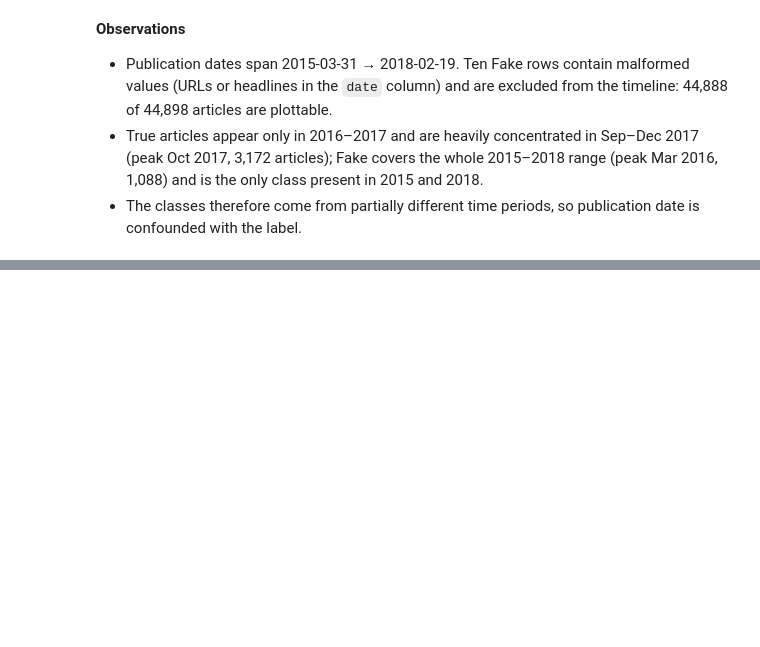
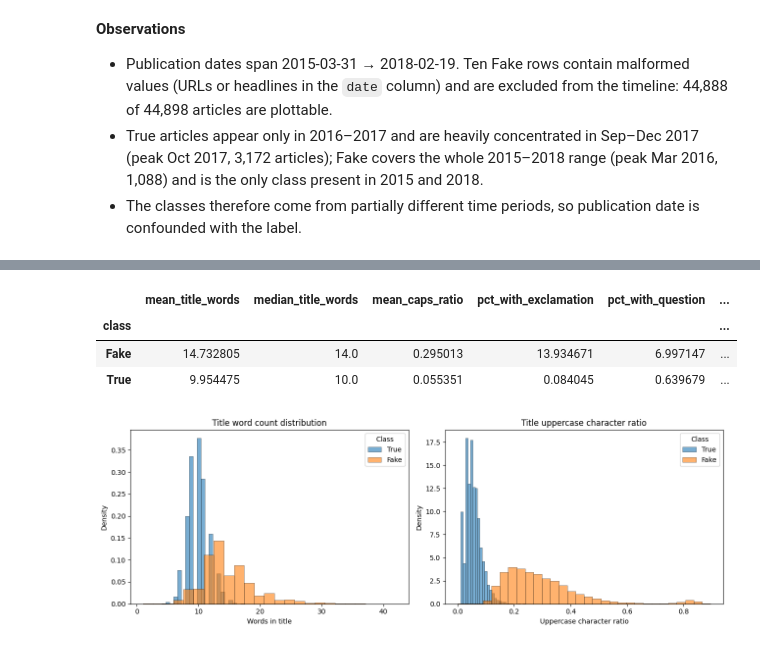
Before and after one commit to Saurabh-Mudgal-Dev/Cernovalis, a Jupyter notebook: backend/ml/notebooks/01_eda.ipynb, the cells around one changed output, grey strips where cells are left out. Drawn from its saved outputs; the diff is of its cells as text; code cells hidden in the pictures; blank space fills up the shorter version.

```diff
--- a/backend/ml/notebooks/01_eda.ipynb
+++ b/backend/ml/notebooks/01_eda.ipynb
@@ -141,0 +220,46 @@ plt.tight_layout()
+# %%
+# Stylometric title features
+df['title_char_count'] = df['title'].fillna('').str.len()
+df['title_caps_ratio'] = df['title'].fillna('').apply(lambda t: sum(1 for c in t if c.isupper()) / max(len(t), 1))
+df['title_excl_count'] = df['title'].fillna('').str.count('!')
+df['title_quest_count'] = df['title'].fillna('').str.count(r'\?')
+df['title_has_allcaps_word'] = df['title'].fillna('').apply(lambda t: any(w.isupper() and len(w) >= 3 and w.isalpha() for w in t.split()))
+
+title_summary = df.groupby('class').agg(
+    mean_title_words=('title_word_count', 'mean'),
+    median_title_words=('title_word_count', 'median'),
+    mean_caps_ratio=('title_caps_ratio', 'mean'),
+    pct_with_exclamation=('title_excl_count', lambda s: (s > 0).mean() * 100),
+    pct_with_question=('title_quest_count', lambda s: (s > 0).mean() * 100),
+    pct_with_allcaps_word=('title_has_allcaps_word', lambda s: s.mean() * 100),
+)
+title_summary
+# %% [output]
+|  | mean_title_words | median_title_words | mean_caps_ratio | pct_with_exclamation | pct_with_question | ... |
+| class |  |  |  |  |  | ... |
+| Fake | 14.732805 | 14.0 | 0.295013 | 13.934671 | 6.997147 | ... |
+| True | 9.954475 | 10.0 | 0.055351 | 0.084045 | 0.639679 | ... |
+# %%
+fig, axes = plt.subplots(1, 2, figsize=(13, 4.5))
+
+# 1. Title word count distributions
+for label in ['True', 'Fake']:
+    subset = df[df['class'] == label]['title_word_count']
+    axes[0].hist(subset, bins=25, alpha=0.6, label=label, edgecolor='black', linewidth=0.5, density=True)
+axes[0].set_title('Title word count distribution')
+axes[0].set_xlabel('Words in title')
+axes[0].set_ylabel('Density')
+axes[0].legend(title='Class')
+
+# 2. Title uppercase character ratio distribution
+for label in ['True', 'Fake']:
+    subset = df[df['class'] == label]['title_caps_ratio']
+    axes[1].hist(subset, bins=30, alpha=0.6, label=label, edgecolor='black', linewidth=0.5, density=True)
+axes[1].set_title('Title uppercase character ratio')
+axes[1].set_xlabel('Uppercase character ratio')
+axes[1].set_ylabel('Density')
+axes[1].legend(title='Class')
+
+plt.tight_layout()
+# %% [output]
+[figure, added]
```
Also changed, not shown: parts of 11 cells of this notebook.
